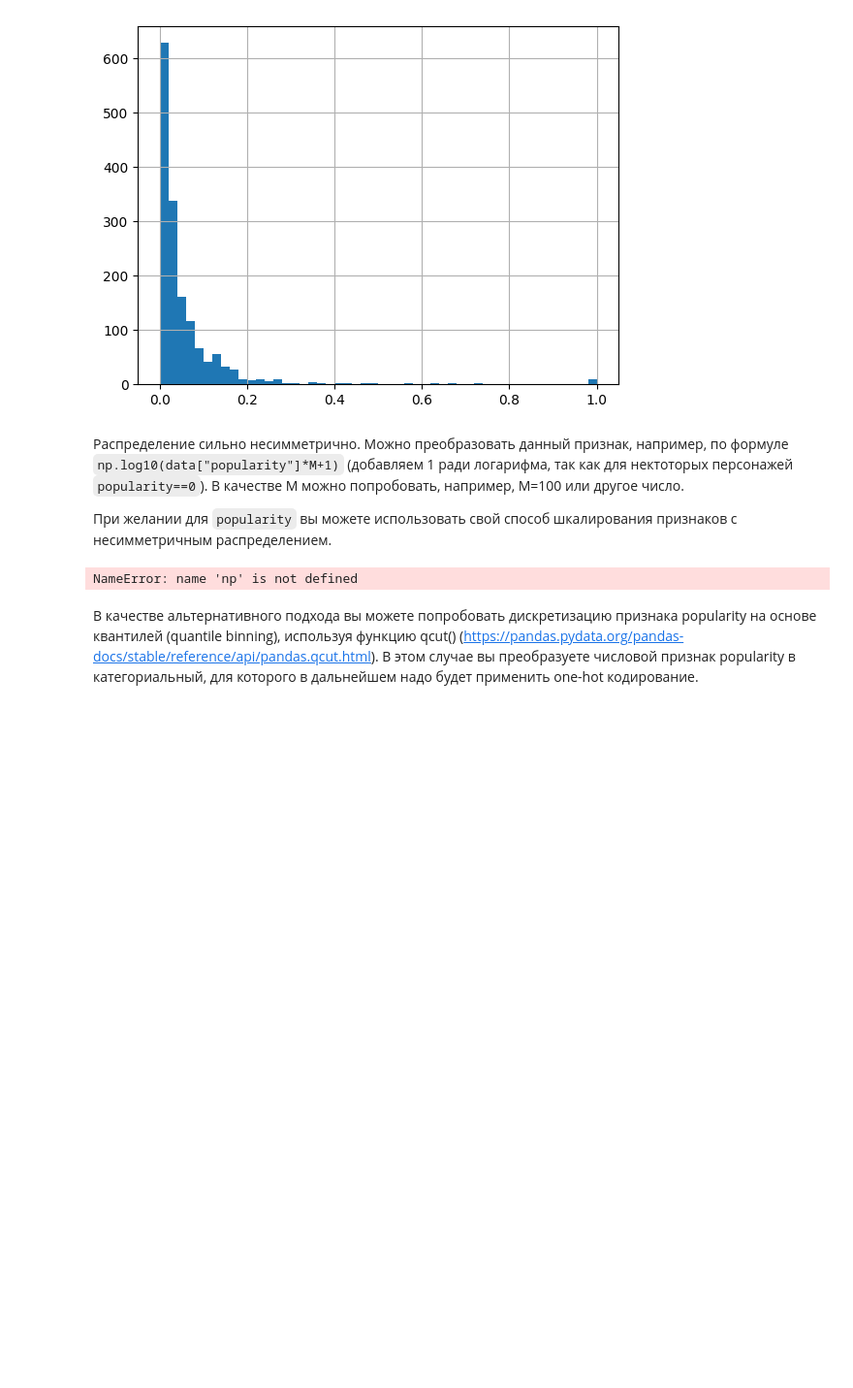
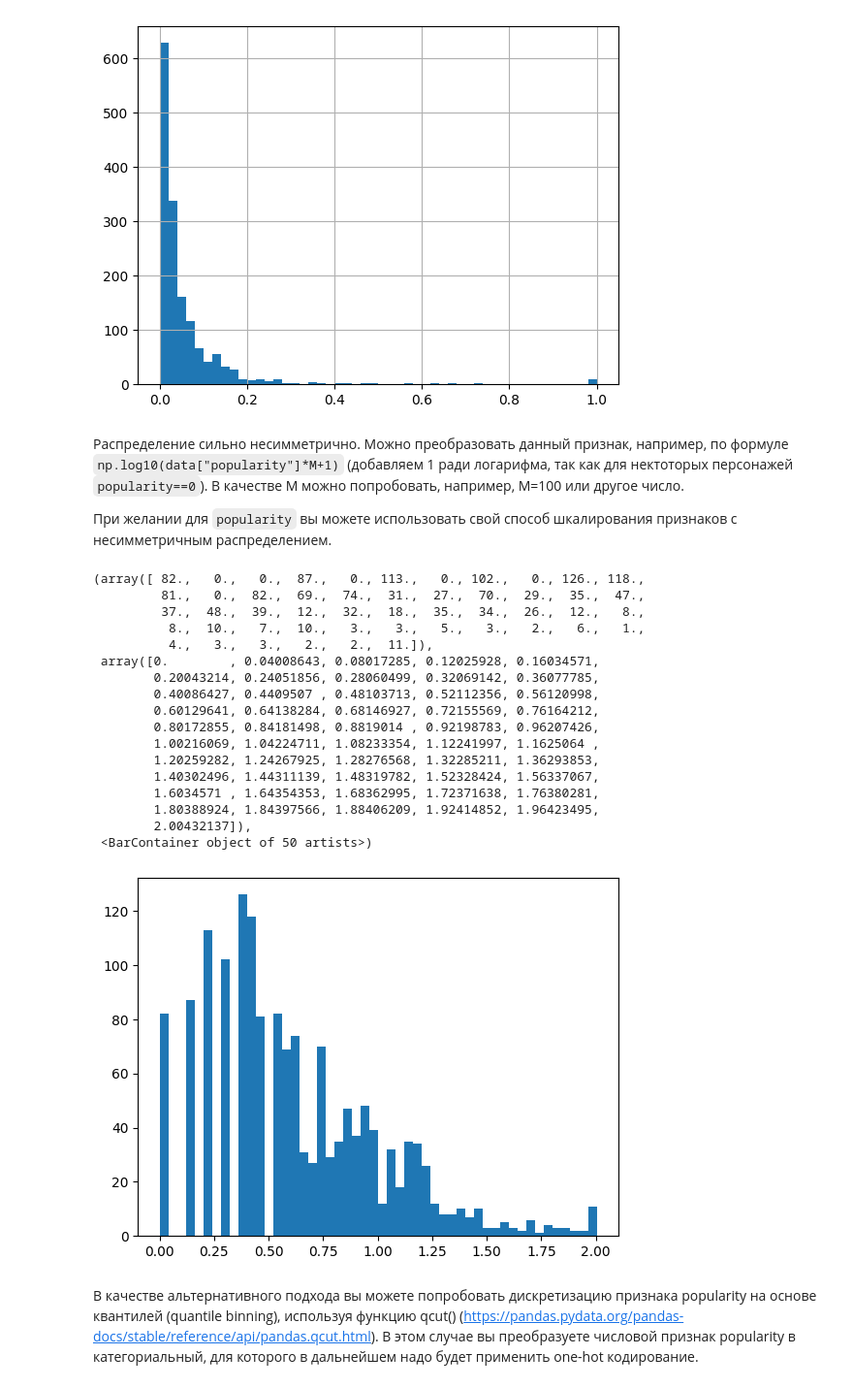
Before and after one commit to solver2005/basis_of_python, a Jupyter notebook: week_01_ml_intro/Homework/hw_1_game_of_thrones.ipynb, the cells around one changed output. Shown at 97% size. Drawn from its saved outputs; the diff is of its cells as text; code cells hidden in the pictures; blank space fills up the shorter version.

```diff
--- a/week_01_ml_intro/Homework/hw_1_game_of_thrones.ipynb
+++ b/week_01_ml_intro/Homework/hw_1_game_of_thrones.ipynb
@@ -199,6 +199,23 @@ data['popularity'].hist(bins=50)
 
 При желании для `popularity` вы можете использовать свой способ шкалирования признаков с несимметричным распределением.
 # %%
-plt.hist(np.log10(data['poplarity'] * 100 + 1), bins=50)
+plt.hist(np.log10(data['popularity'] * 100 + 1), bins=50)
 # %% [output]
-NameError: name 'np' is not defined
+(array([ 82.,   0.,   0.,  87.,   0., 113.,   0., 102.,   0., 126., 118.,
+         81.,   0.,  82.,  69.,  74.,  31.,  27.,  70.,  29.,  35.,  47.,
+         37.,  48.,  39.,  12.,  32.,  18.,  35.,  34.,  26.,  12.,   8.,
+          8.,  10.,   7.,  10.,   3.,   3.,   5.,   3.,   2.,   6.,   1.,
+          4.,   3.,   3.,   2.,   2.,  11.]),
+ array([0.        , 0.04008643, 0.08017285, 0.12025928, 0.16034571,
+        0.20043214, 0.24051856, 0.28060499, 0.32069142, 0.36077785,
+        0.40086427, 0.4409507 , 0.48103713, 0.52112356, 0.56120998,
+        0.60129641, 0.64138284, 0.68146927, 0.72155569, 0.76164212,
+        0.80172855, 0.84181498, 0.8819014 , 0.92198783, 0.96207426,
+        1.00216069, 1.04224711, 1.08233354, 1.12241997, 1.1625064 ,
+        1.20259282, 1.24267925, 1.28276568, 1.32285211, 1.36293853,
+        1.40302496, 1.44311139, 1.48319782, 1.52328424, 1.56337067,
+        1.6034571 , 1.64354353, 1.68362995, 1.72371638, 1.76380281,
+        1.80388924, 1.84397566, 1.88406209, 1.92414852, 1.96423495,
+        2.00432137]),
+ <BarContainer object of 50 artists>)
+[figure, added]
```
Also changed, not shown: parts of 3 cells of this notebook.
